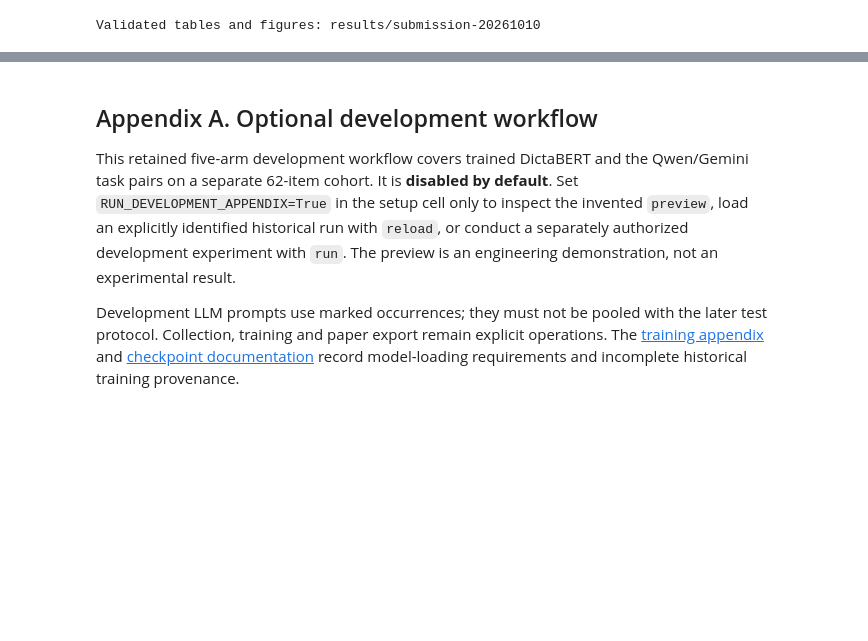
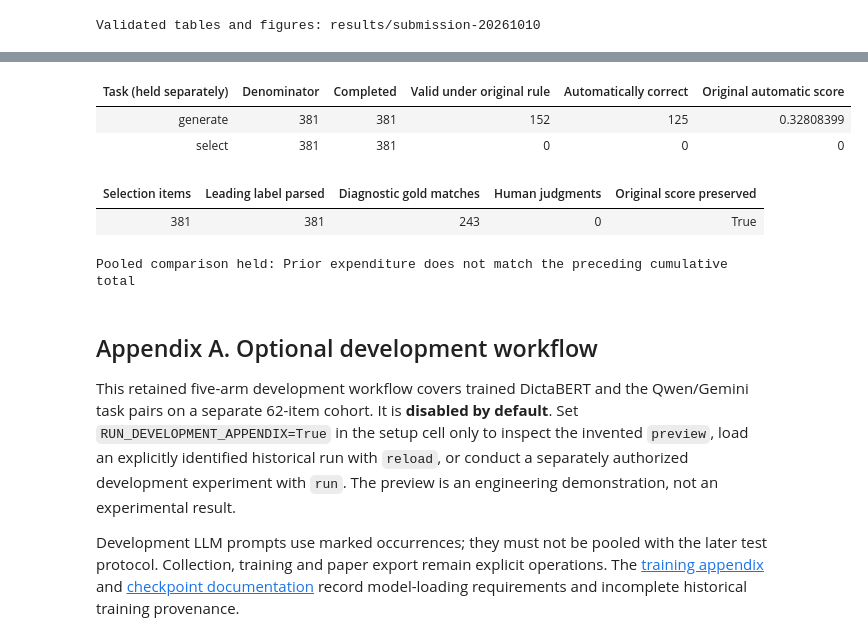
Before and after one commit to BenCarmel123/hebrew-acronym-disambiguation, a Jupyter notebook: notebooks/experimental_study.ipynb, the cells around one changed output, grey strips where cells are left out. Cells and saved outputs as stored; diff of their text form; code cells hidden in the pictures; blank space fills up the shorter version.

```diff
--- a/notebooks/experimental_study.ipynb
+++ b/notebooks/experimental_study.ipynb
@@ -525,3 +553,44 @@ Validated tables and figures: results/submission-20261010
+# %%
+if RUN_SAVED_TEST_ANALYSIS:
+    from hebrew_acronyms.dictalm_saved_audit import audit_saved_dictalm, RUN_ID
+    dictalm_audit = audit_saved_dictalm(SAVED_ARTIFACTS, original_manifest)
+    try:
+        compare_saved_tests(
+            TEST_SESSIONS + [(SAVED_ARTIFACTS / "local-runs/dictalm-20261010",
+                              dictalm_audit["session_identity"])],
+            TEST_RUN_IDS | {"dictalm": RUN_ID},
+            diagnostic_sources=[(TEST_ARTIFACTS / "evaluation-xai-qwen14-20261009-64f47b7/diagnostic/extracted",
+                "e1436f143f73d846412d48f537cb8592afe1332de2879feba7f1572aae931d28",
+                "6b3e9430e2b9f9b5f0fb298b87447b48f4eefa8fb7c659a1b7981602297deb77")],
+            local_gemini_diagnostics=[(SAVED_ARTIFACTS / "gemini-diagnostic-20261010-after-billing",
+                "208e223cf01dbbfab86d7bd94f85cf4079144c1d2747f521863822064f061d2a",
+                "e9de33e09adc215fa5443c19a0b28a7746ce2098f6002e60e1e281257616f18c")])
+    except ValueError as error:
+        if str(error) != "Prior expenditure does not match the preceding cumulative total":
+            raise
+        dictalm_audit["comparison_rejection"] = str(error)
+    else:
+        raise ValueError("Reassess DictaLM protocol admission before pooling")
+    display(HTML('<div style="max-width:1100px">' + result_table(dictalm_audit["metrics"], {
+        "task": "Task (held separately)", "n_items": "Denominator",
+        "n_completed": "Completed", "n_valid": "Valid under original rule",
+        "n_correct": "Automatically correct", "accuracy": "Original automatic score"}) + "</div>"))
+    display(HTML('<div style="max-width:1100px">' + result_table([dictalm_audit["diagnostic_selection"]], {
+        "n_items": "Selection items", "leading_label_parsed": "Leading label parsed",
+        "leading_label_matches_gold": "Diagnostic gold matches",
+        "human_judgments": "Human judgments", "official_score_unchanged": "Original score preserved"}) + "</div>"))
+    print("Pooled comparison held:", dictalm_audit["comparison_rejection"])
+    write_csv(SUBMISSION_EXPORTS / "dictalm_diagnostic_metrics.csv", dictalm_audit["metrics"])
+    write_csv(SUBMISSION_EXPORTS / "dictalm_responses_381.csv", dictalm_audit["records"])
+    (SUBMISSION_EXPORTS / "dictalm_audit.json").write_text(
+        json.dumps({k: v for k, v in dictalm_audit.items() if k != "records"}, ensure_ascii=False, indent=2) + "\n")
+# %% [output]
+| Task (held separately) | Denominator | Completed | Valid under original rule | Automatically correct | Original automatic score |
+| generate | 381 | 381 | 152 | 125 | 0.32808399 |
+| select | 381 | 381 | 0 | 0 | 0 |
+| Selection items | Leading label parsed | Diagnostic gold matches | Human judgments | Original score preserved |
+| 381 | 381 | 243 | 0 | True |
+Pooled comparison held: Prior expenditure does not match the preceding cumulative total
 # %% [markdown]
 ## Appendix A. Optional development workflow
 
```
Also changed, not shown: parts of 8 cells of this notebook, 13 other files.
